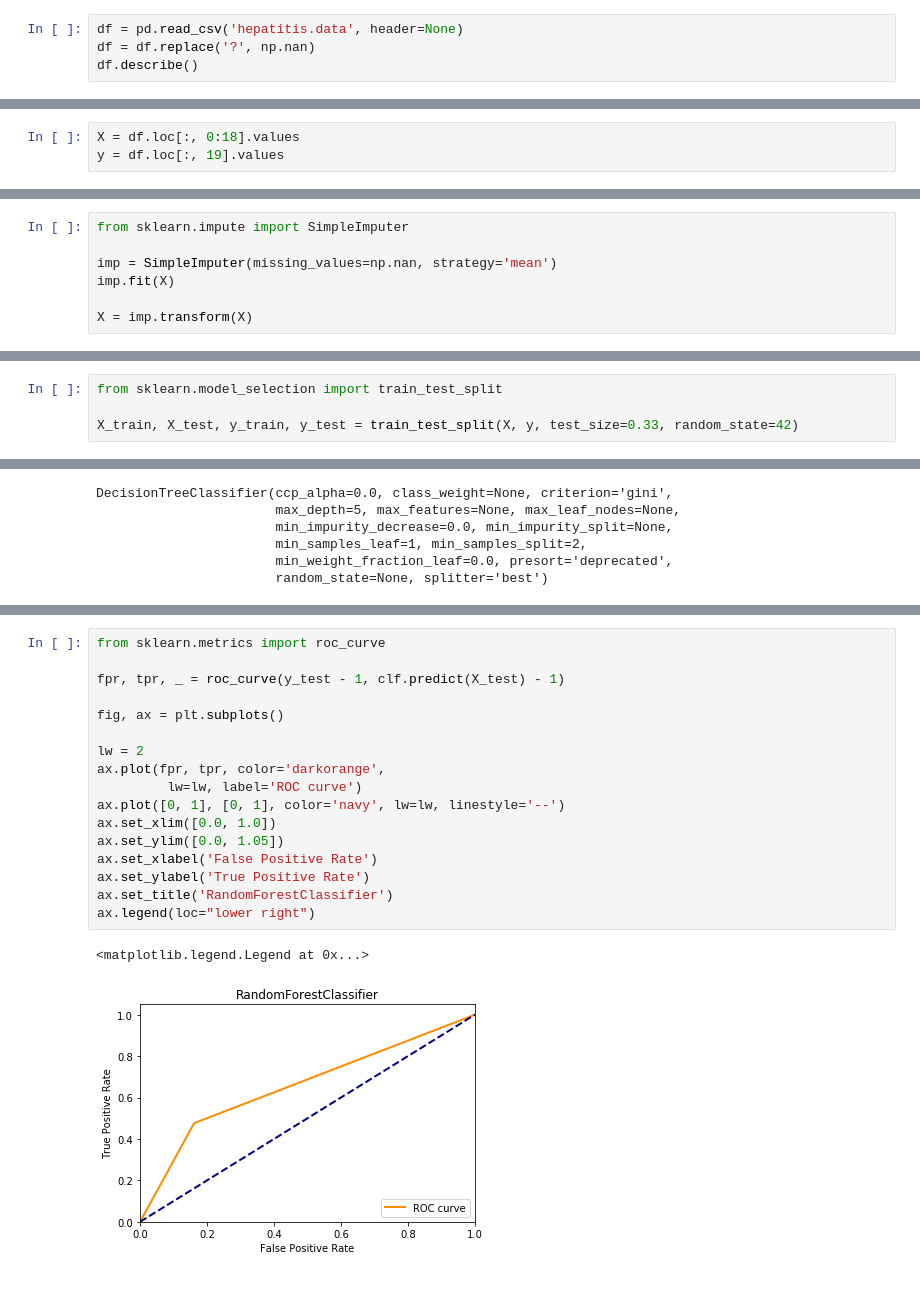
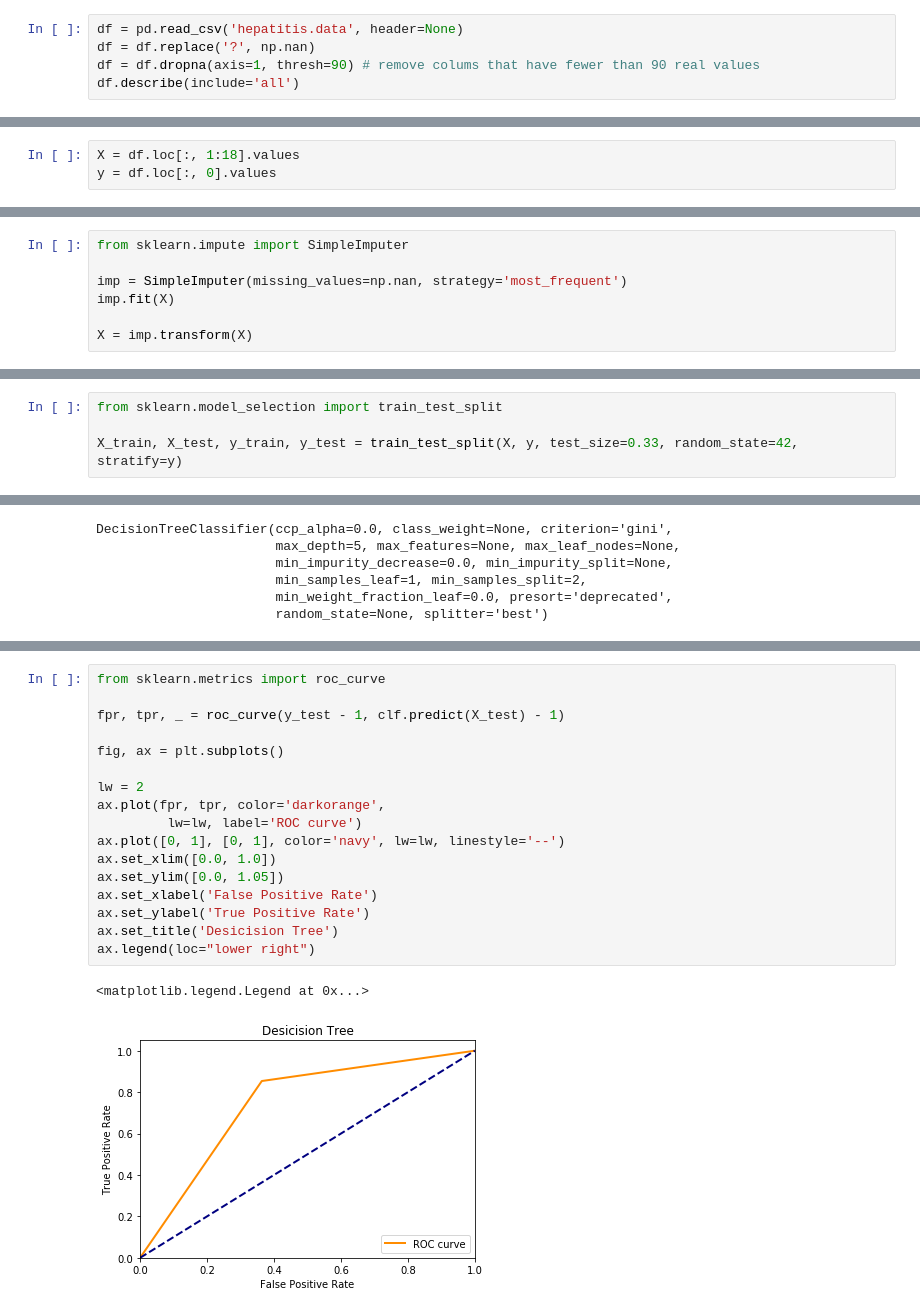
Before and after one commit to 9231058/ML-Homework, a Jupyter notebook: FP/Problems/Classification/Classification.ipynb, the cells around one changed output, grey strips where cells are left out. Drawn from its saved outputs; the diff is of its cells as text.

```diff
--- a/FP/Problems/Classification/Classification.ipynb
+++ b/FP/Problems/Classification/Classification.ipynb
@@ -6,5 +6,6 @@ import matplotlib.pyplot as plt
 # %%
 df = pd.read_csv('hepatitis.data', header=None)
 df = df.replace('?', np.nan)
-df.describe()
+df = df.dropna(axis=1, thresh=90) # remove colums that have fewer than 90 real values
+df.describe(include='all')
 # %% [output]
@@ -59,3 +88,3 @@ df.tail()
 # %%
-X = df.loc[:, 0:18].values
-y = df.loc[:, 19].values
+X = df.loc[:, 1:18].values
+y = df.loc[:, 0].values
@@ -62,7 +93,7 @@ y = df.loc[:, 19].values
 # %%
 from sklearn.impute import SimpleImputer
 
-imp = SimpleImputer(missing_values=np.nan, strategy='mean')
+imp = SimpleImputer(missing_values=np.nan, strategy='most_frequent')
 imp.fit(X)
 
 X = imp.transform(X)
@@ -78,7 +115,7 @@ ax.legend()
 # %%
 from sklearn.model_selection import train_test_split
 
-X_train, X_test, y_train, y_test = train_test_split(X, y, test_size=0.33, random_state=42)
+X_train, X_test, y_train, y_test = train_test_split(X, y, test_size=0.33, random_state=42, stratify=y)
 # %%
 from sklearn.preprocessing import StandardScaler
 
@@ -240,20 +285,20 @@ plot_tree(clf)
 # %%
 from sklearn.metrics import roc_curve
 
 fpr, tpr, _ = roc_curve(y_test - 1, clf.predict(X_test) - 1)
 
 fig, ax = plt.subplots()
 
 lw = 2
 ax.plot(fpr, tpr, color='darkorange',
          lw=lw, label='ROC curve')
 ax.plot([0, 1], [0, 1], color='navy', lw=lw, linestyle='--')
 ax.set_xlim([0.0, 1.0])
 ax.set_ylim([0.0, 1.05])
 ax.set_xlabel('False Positive Rate')
 ax.set_ylabel('True Positive Rate')
-ax.set_title('RandomForestClassifier')
+ax.set_title('Desicision Tree')
 ax.legend(loc="lower right")
 # %% [output]
 <matplotlib.legend.Legend at 0x...>
-[figure, old version]
+[figure, new version]
```
Also changed, not shown: parts of 19 cells of this notebook.
